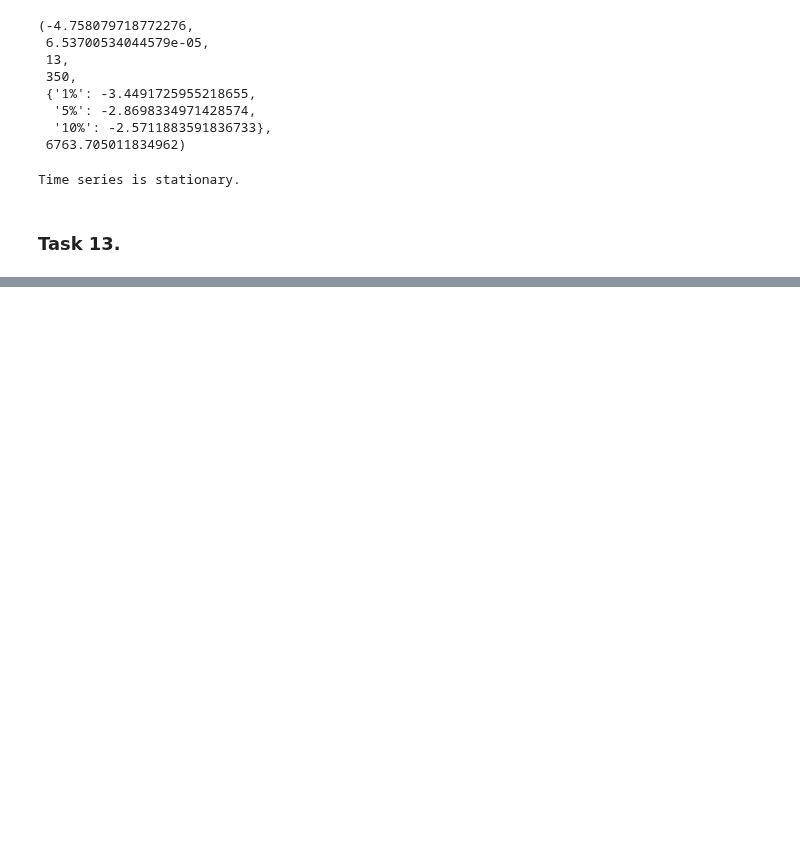
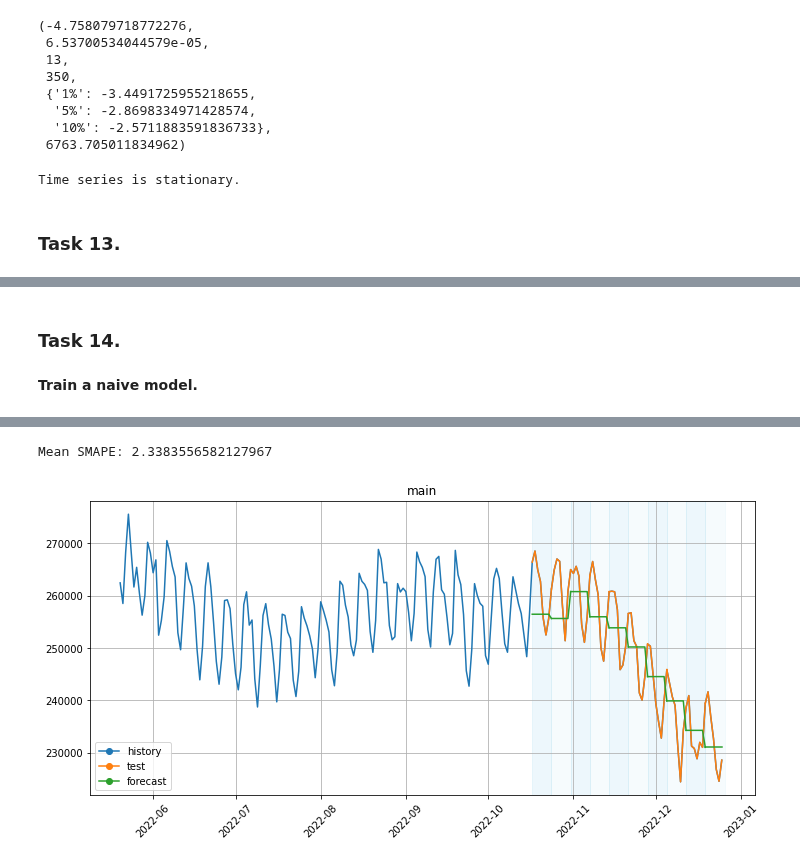
Before and after one commit to nktnlx/advanced_data_analysis_course, a Jupyter notebook: 04_ml/06_ts_forecasting.ipynb, the cells around one changed output, grey strips where cells are left out. Saved outputs shown, nothing was run; the diff lists cells and outputs as text; code cells hidden in the pictures; blank space fills up the shorter version.

Commit message:
all tasks finished

```diff
--- a/04_ml/06_ts_forecasting.ipynb
+++ b/04_ml/06_ts_forecasting.ipynb
@@ -332,0 +342,3 @@ Time series is stationary.
+# %%
+df_daily = TSDataset.to_dataset(data[data['timestamp'] <= np.datetime64('2022-12-25T00:00:00.000000000')])
+df_daily = TSDataset(df_daily, freq='D')
@@ -332,0 +363,24 @@ Time series is stationary.
+# %% [markdown]
+### Task 14.
+# %% [markdown]
+**Train a naive model.**
+# %%
+models_smape_dct = dict()
+# %%
+horizon = 7
+transforms = []
+
+naive_model = NaiveModel(lag=1)
+
+naive_pipe = Pipeline(model=naive_model, transforms=transforms, horizon=horizon)
+
+
+metrics_df, forecast_df, fold_info_df = naive_pipe.backtest(
+    ts=df_daily, metrics=[SMAPE()], n_folds=10
+)
+
+print(f'Mean SMAPE: {metrics_df.SMAPE.mean()}')
+models_smape_dct['naive_model'] = metrics_df.SMAPE.mean()
+
+plot_backtest(forecast_df, df_daily, history_len=150)
+# %% [output]
@@ -332,0 +404,2 @@ Time series is stationary.
+Mean SMAPE: 2.3383556582127967
+[figure, added]
```
Also changed, not shown: parts of 36 cells of this notebook.
